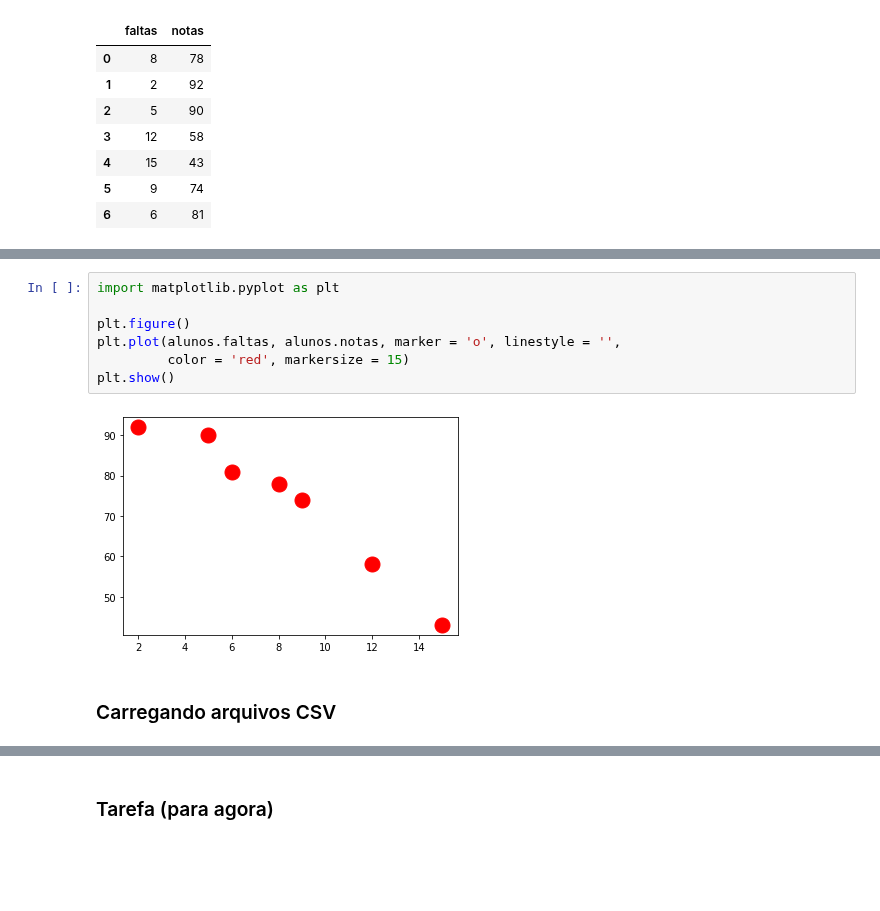
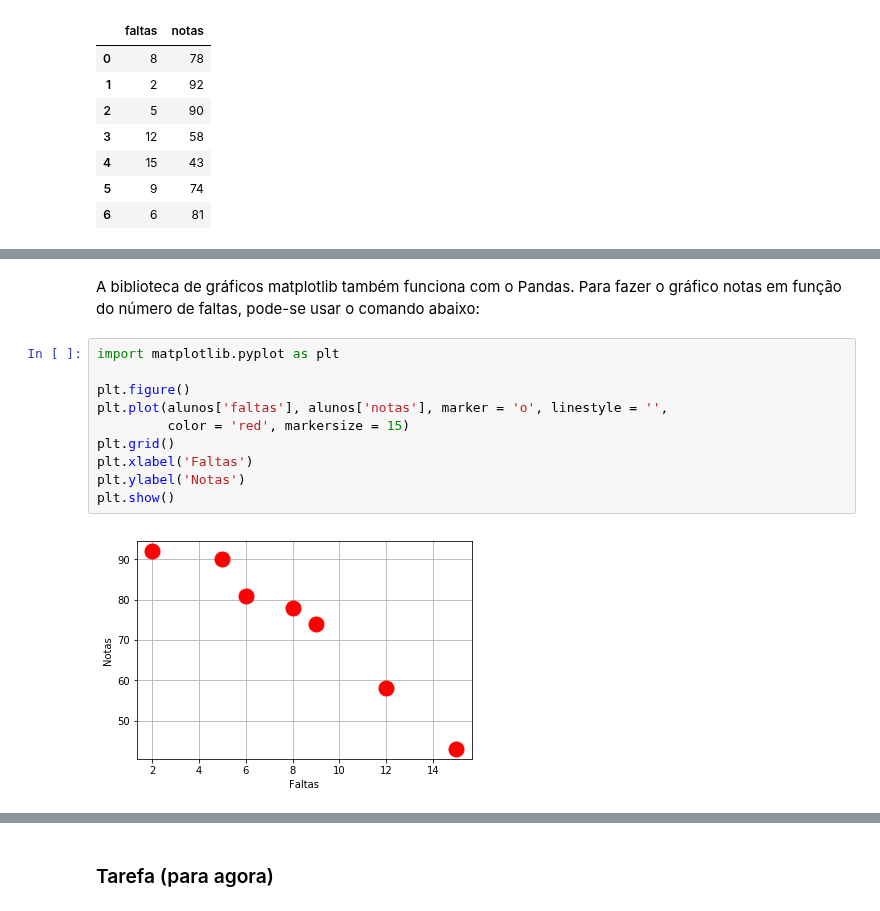
Before and after one commit to rnwatanabe/BasesComputacionais, a Jupyter notebook: aula5/BasesDeDados.ipynb, the cells around one changed output, grey strips where cells are left out. Cells and saved outputs as stored; diff of their text form; blank space fills up the shorter version.

```diff
--- a/aula5/BasesDeDados.ipynb
+++ b/aula5/BasesDeDados.ipynb
@@ -160,11 +158,14 @@ Name: notas, dtype: int64
+# %% [markdown]
+A biblioteca de gráficos matplotlib também funciona com o Pandas. Para fazer o gráfico notas em função do número de faltas, pode-se usar o comando abaixo:
 # %%
 import matplotlib.pyplot as plt
 
 plt.figure()
-plt.plot(alunos.faltas, alunos.notas, marker = 'o', linestyle = '',
+plt.plot(alunos['faltas'], alunos['notas'], marker = 'o', linestyle = '',
          color = 'red', markersize = 15)
+plt.grid()
+plt.xlabel('Faltas')
+plt.ylabel('Notas')
 plt.show()
 # %% [output]
-[figure, old version]
+[figure, new version]
-# %% [markdown]
-### Carregando arquivos CSV
```
Also changed, not shown: parts of 31 cells of this notebook, 2 other files.
